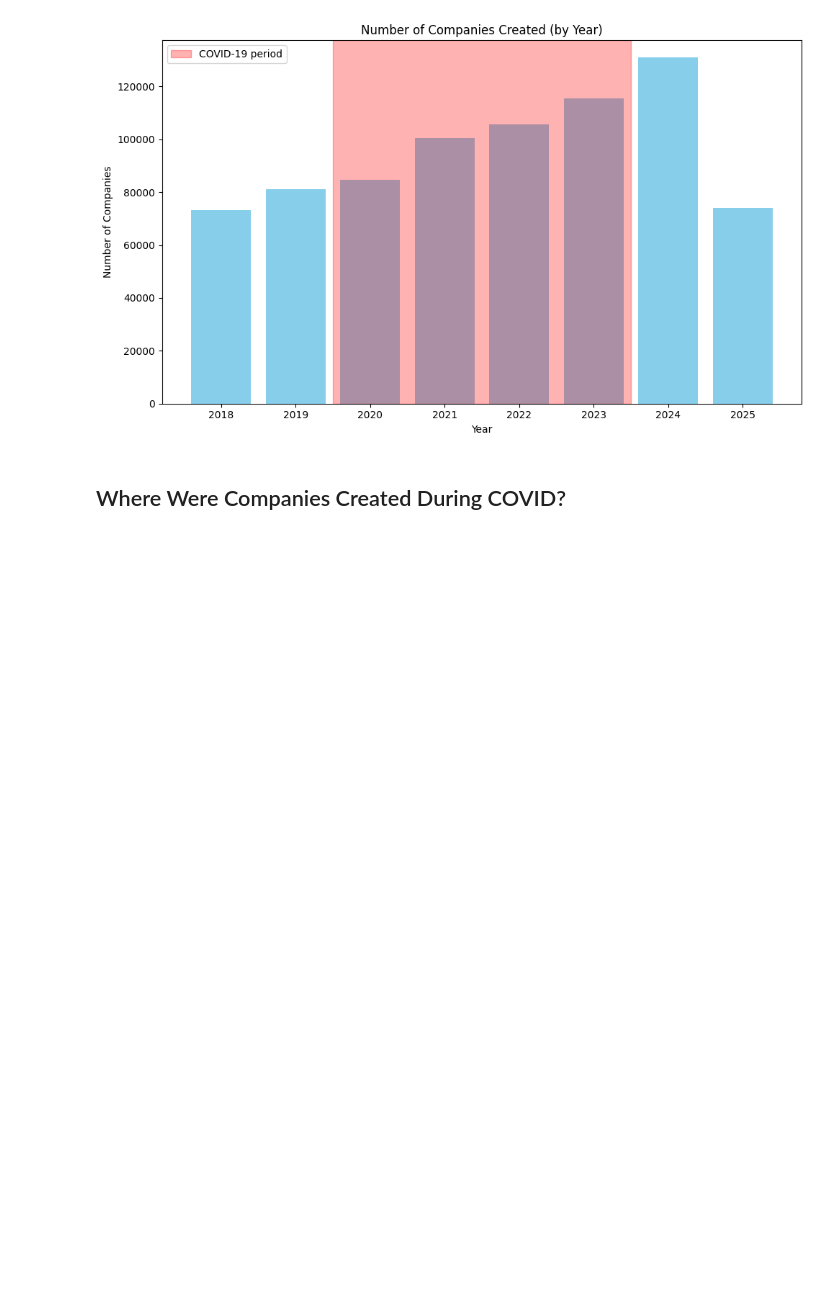
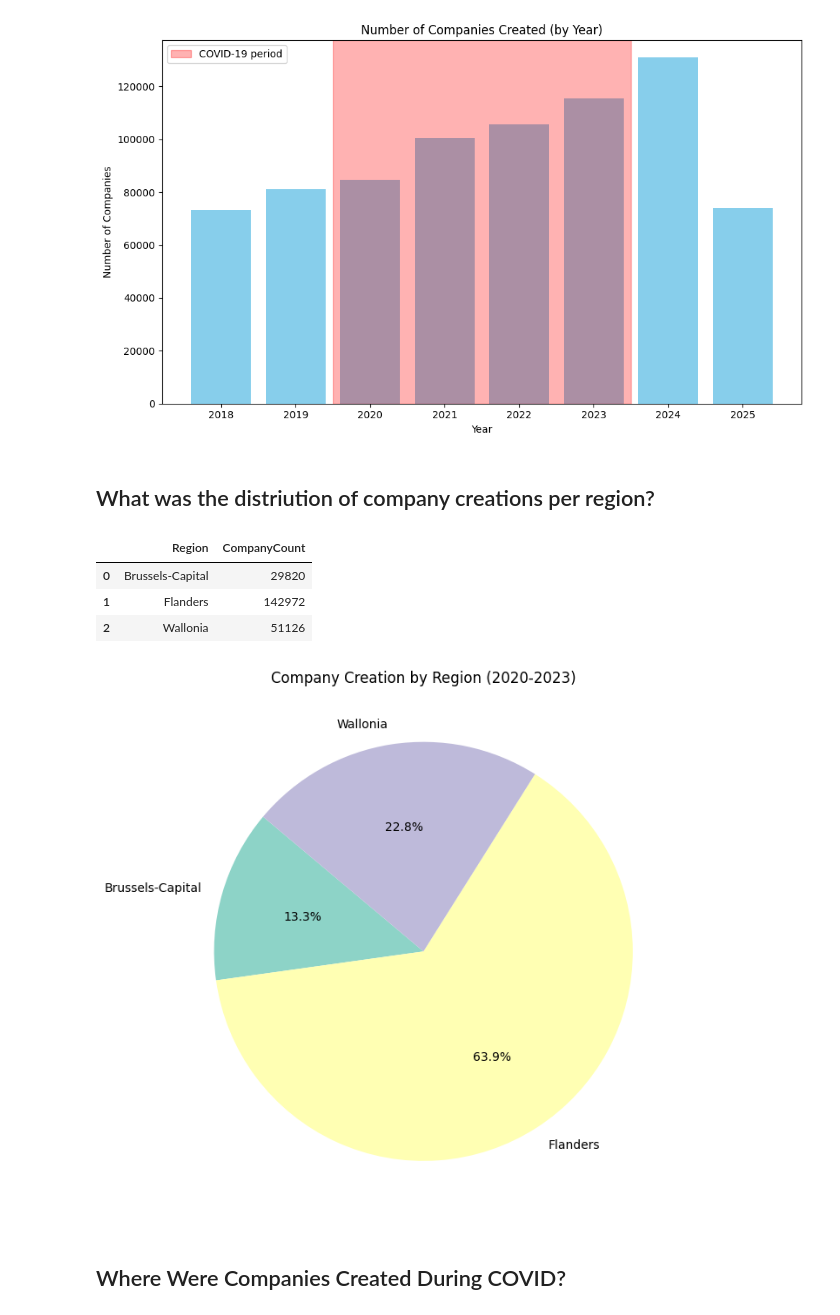
Before and after one commit to albertopd/challenge-data-analysis-sql, a Jupyter notebook: covid-data-analysis.ipynb, the cells around one changed output. Cells and saved outputs as stored; diff of their text form; code cells hidden in the pictures; blank space fills up the shorter version.

Commit message:
Added distribution by region during COVID

```diff
--- a/covid-data-analysis.ipynb
+++ b/covid-data-analysis.ipynb
@@ -55,6 +55,68 @@ plt.tight_layout()
 plt.show()
 # %% [output]
 [figure]
+# %% [markdown]
+## What was the distriution of company creations per region?
+# %%
+query = """
+    SELECT
+        a.Zipcode,
+        COUNT(DISTINCT e.EnterpriseNumber) AS CompanyCount
+    FROM enterprise AS e
+    JOIN address AS a
+        ON e.EnterpriseNumber = a.EntityNumber
+    WHERE a.TypeOfAddress = 'REGO'
+        AND e.StartDate IS NOT NULL
+        AND CAST(SUBSTR(StartDate, 7, 4) AS INTEGER) BETWEEN 2020 AND 2023
+    GROUP BY a.Zipcode
+"""
+df_zip_counts = pd.read_sql_query(query, conn)
+
+
+def map_zip_to_region(zipcode):
+    try:
+        z = int(str(zipcode).strip()[:4])
+        if 1000 <= z <= 1299:
+            return 'Brussels-Capital'
+        elif (1500 <= z <= 3999) or (8000 <= z <= 9999):
+            return 'Flanders'
+        elif (1300 <= z <= 1499) or (4000 <= z <= 7999):
+            return 'Wallonia'
+        else:
+            return 'Unknown'
+    except:
+        return 'Unknown'
+
+
+# Map zipcodes to regions
+df_zip_counts['Region'] = df_zip_counts['Zipcode'].apply(map_zip_to_region)
+
+# Filter out unknown regions (misisng or invalid zipcodes)
+df_known = df_zip_counts[df_zip_counts['Region'] != 'Unknown'].copy()
+
+# Group by region and sum company counts
+df_region_counts = df_known.groupby('Region', as_index=False)['CompanyCount'].sum()
+
+df_region_counts.head()
+# %% [output]
+|  | Region | CompanyCount |
+| 0 | Brussels-Capital | 29820 |
+| 1 | Flanders | 142972 |
+| 2 | Wallonia | 51126 |
+# %%
+plt.figure(figsize=(7, 7))
+plt.pie(
+    df_region_counts['CompanyCount'],
+    labels=df_region_counts['Region'],
+    autopct='%1.1f%%',
+    startangle=140,
+    colors=plt.cm.Set3.colors
+)
+plt.title('Company Creation by Region (2020-2023)')
+plt.tight_layout()
+plt.show()
+# %% [output]
+[figure, added]
 # %% [markdown]
 ## Where Were Companies Created During COVID?
 # %%
```
Also changed, not shown: parts of 1 cell of this notebook, 1 other file.
